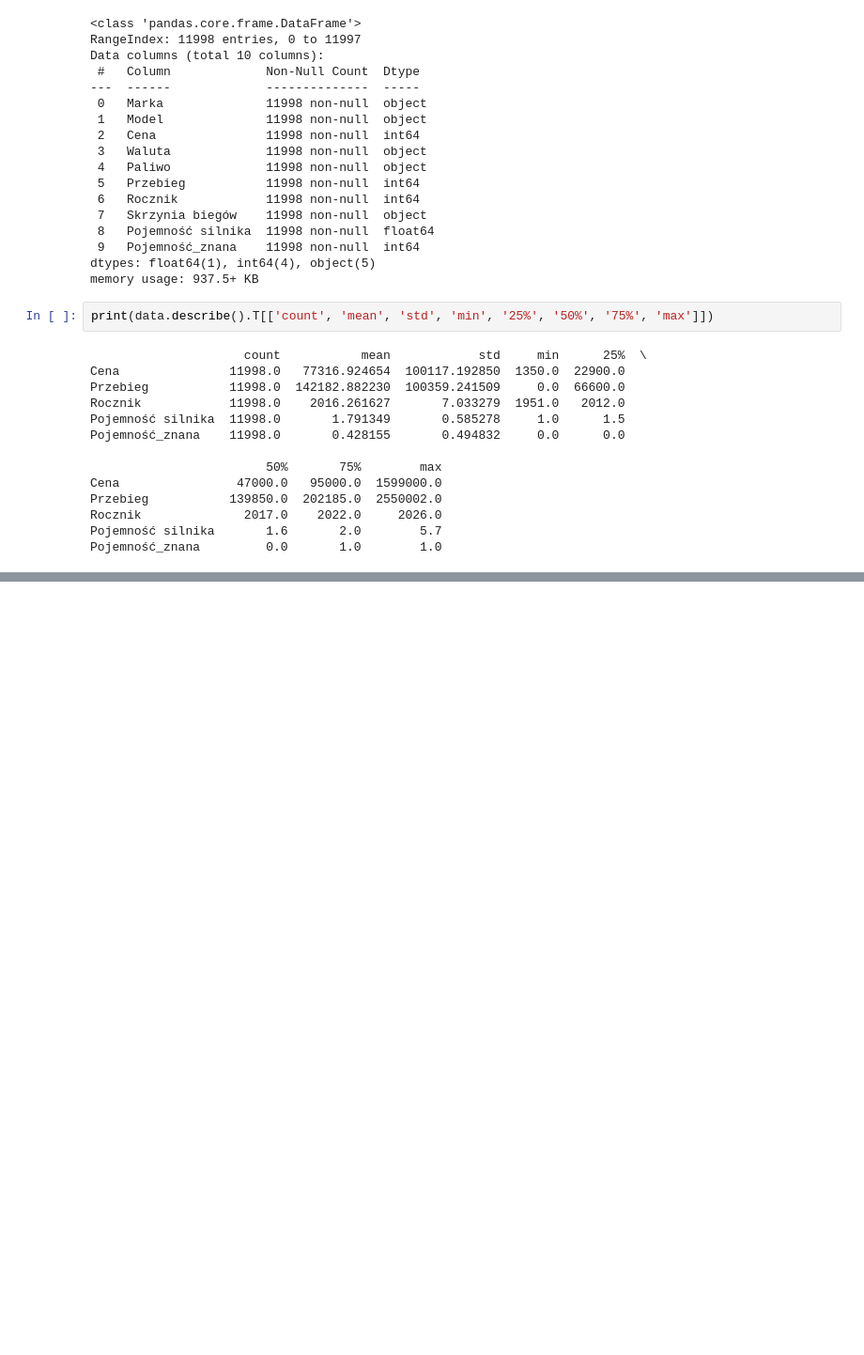
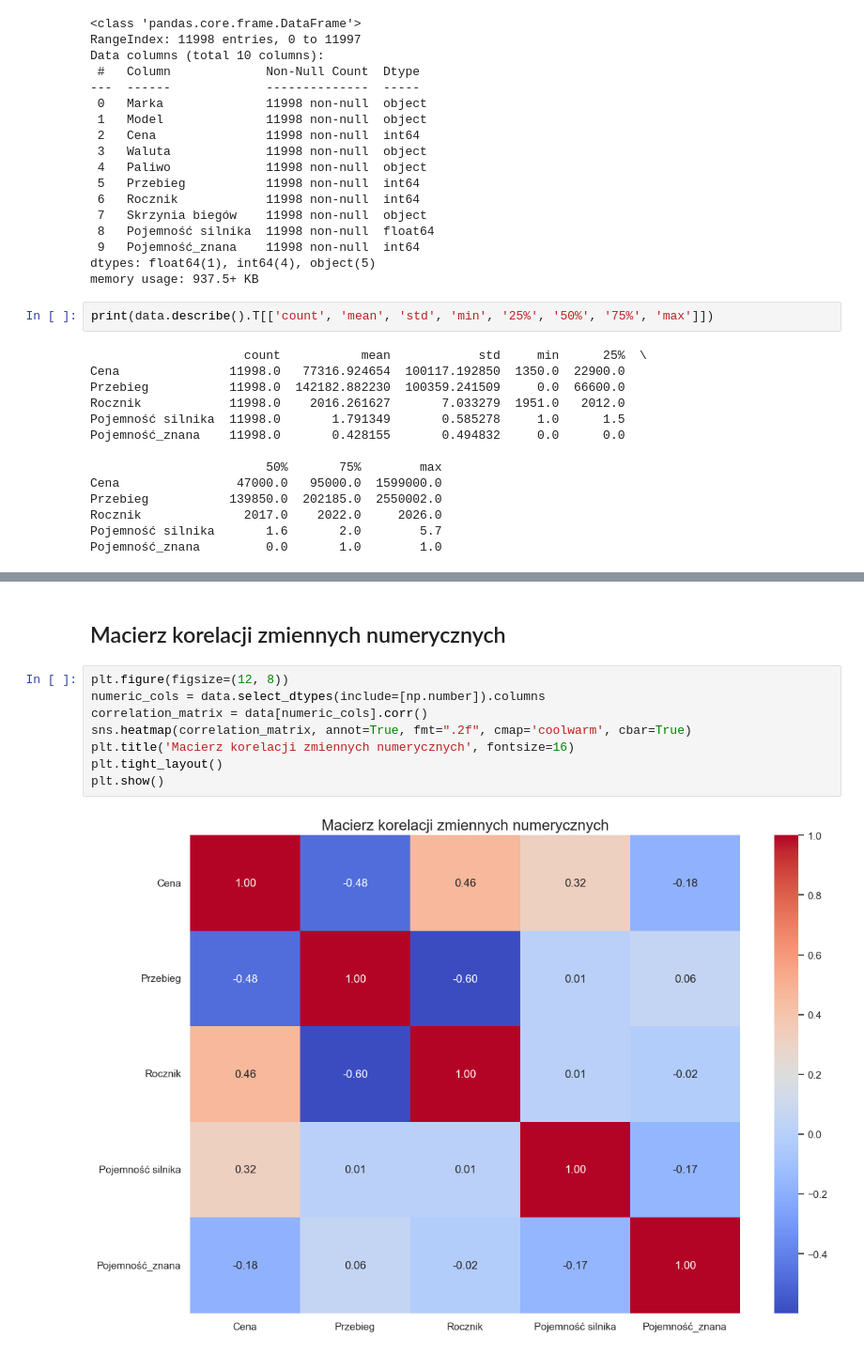
Before and after one commit to Maxik121/Otomoto-Data-Analysis, a Jupyter notebook: EDA_data proccessing.ipynb, the cells around one changed output, grey strips where cells are left out. Shown at 94% size. Drawn from its saved outputs; the diff is of its cells as text; blank space fills up the shorter version.

```diff
--- a/EDA_data proccessing.ipynb
+++ b/EDA_data proccessing.ipynb
@@ -193,0 +232,12 @@ Pojemność_znana         0.0       1.0        1.0
+# %% [markdown]
+## Macierz korelacji zmiennych numerycznych
+# %%
+plt.figure(figsize=(12, 8))
+numeric_cols = data.select_dtypes(include=[np.number]).columns
+correlation_matrix = data[numeric_cols].corr()
+sns.heatmap(correlation_matrix, annot=True, fmt=".2f", cmap='coolwarm', cbar=True)
+plt.title('Macierz korelacji zmiennych numerycznych', fontsize=16)
+plt.tight_layout()
+plt.show()
+# %% [output]
+[figure, added]
```
Also changed, not shown: parts of 19 cells of this notebook, 1 other file.
